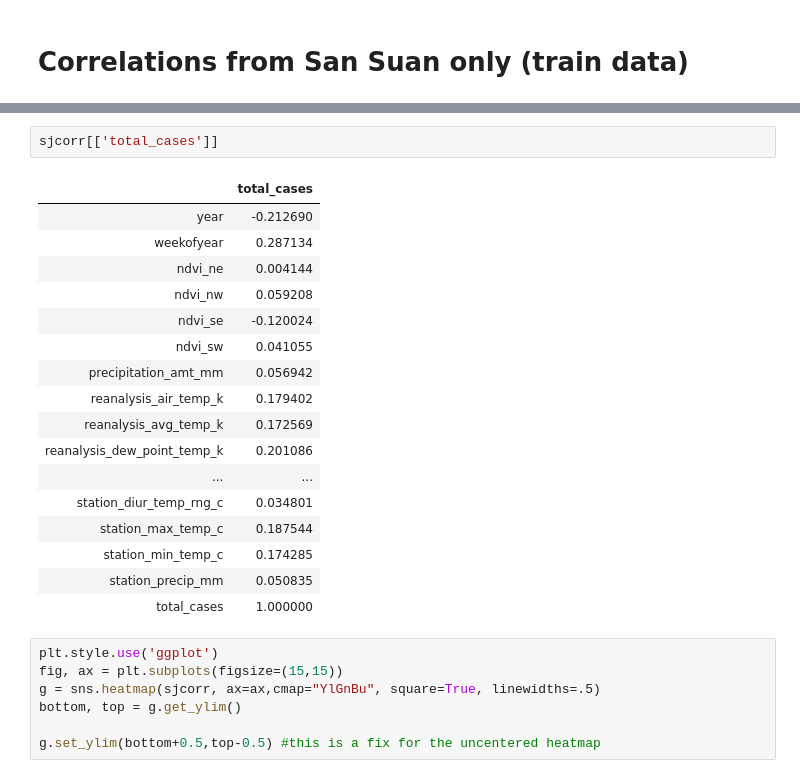
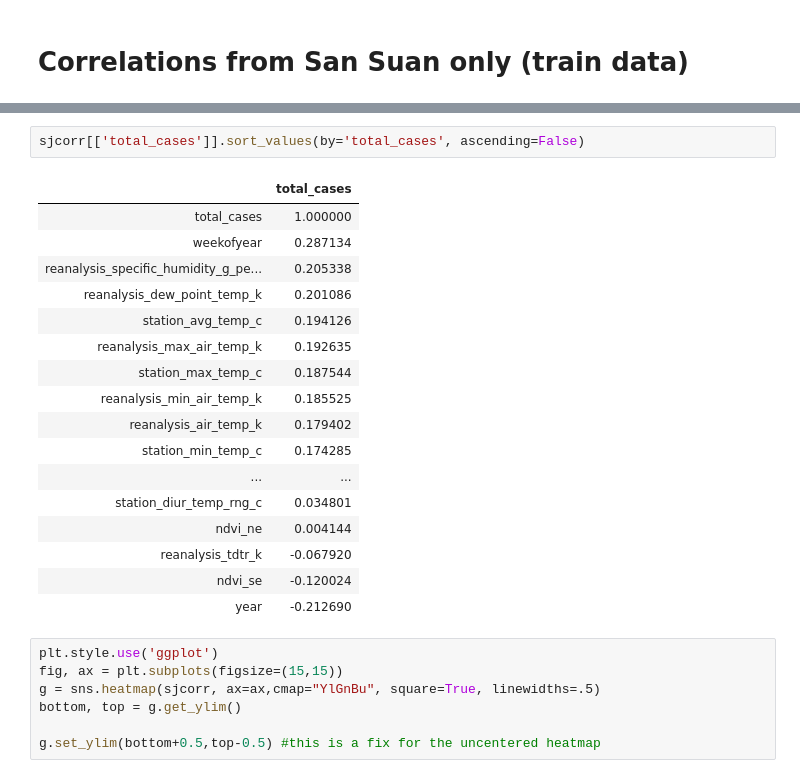
Before and after one commit to jisanos/DengAIProject, a Jupyter notebook: Final_Proyect_Script.ipynb, the cells around one changed output, grey strips where cells are left out. Cells and saved outputs as stored; diff of their text form.

```diff
--- a/Final_Proyect_Script.ipynb
+++ b/Final_Proyect_Script.ipynb
@@ -280,26 +276,26 @@ Hover to magify
 | station_min_temp_c | 0.00075 | 0.52 | 0.0027 | 0.018 | -0.072 | -0.069 | 0.23 | 0.83 | ... |
 | station_precip_mm | 0.085 | 0.21 | -0.084 | -0.083 | -0.14 | -0.17 | 0.57 | 0.12 | ... |
 | total_cases | -0.21 | 0.29 | 0.0041 | 0.059 | -0.12 | 0.041 | 0.057 | 0.18 | ... |
-# %%
-sjcorr[['total_cases']]
-# %% [output]
-|  | total_cases |
-| year | -0.212690 |
-| weekofyear | 0.287134 |
-| ndvi_ne | 0.004144 |
-| ndvi_nw | 0.059208 |
-| ndvi_se | -0.120024 |
-| ndvi_sw | 0.041055 |
-| precipitation_amt_mm | 0.056942 |
-| reanalysis_air_temp_k | 0.179402 |
-| reanalysis_avg_temp_k | 0.172569 |
-| reanalysis_dew_point_temp_k | 0.201086 |
-| ... | ... |
-| station_diur_temp_rng_c | 0.034801 |
-| station_max_temp_c | 0.187544 |
-| station_min_temp_c | 0.174285 |
-| station_precip_mm | 0.050835 |
-| total_cases | 1.000000 |
+# %%
+sjcorr[['total_cases']].sort_values(by='total_cases', ascending=False)
+# %% [output]
+|  | total_cases |
+| total_cases | 1.000000 |
+| weekofyear | 0.287134 |
+| reanalysis_specific_humidity_g_pe... | 0.205338 |
+| reanalysis_dew_point_temp_k | 0.201086 |
+| station_avg_temp_c | 0.194126 |
+| reanalysis_max_air_temp_k | 0.192635 |
+| station_max_temp_c | 0.187544 |
+| reanalysis_min_air_temp_k | 0.185525 |
+| reanalysis_air_temp_k | 0.179402 |
+| station_min_temp_c | 0.174285 |
+| ... | ... |
+| station_diur_temp_rng_c | 0.034801 |
+| ndvi_ne | 0.004144 |
+| reanalysis_tdtr_k | -0.067920 |
+| ndvi_se | -0.120024 |
+| year | -0.212690 |
 # %%
 plt.style.use('ggplot')
 fig, ax = plt.subplots(figsize=(15,15))
```
Also changed, not shown: parts of 23 cells of this notebook, 1 other file.
